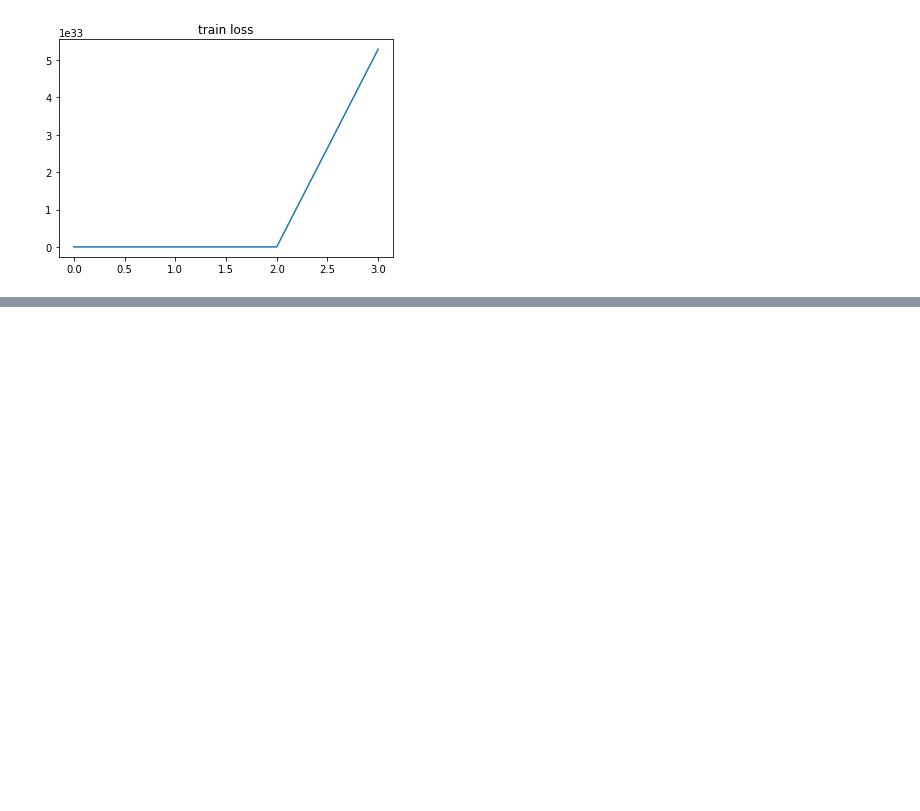
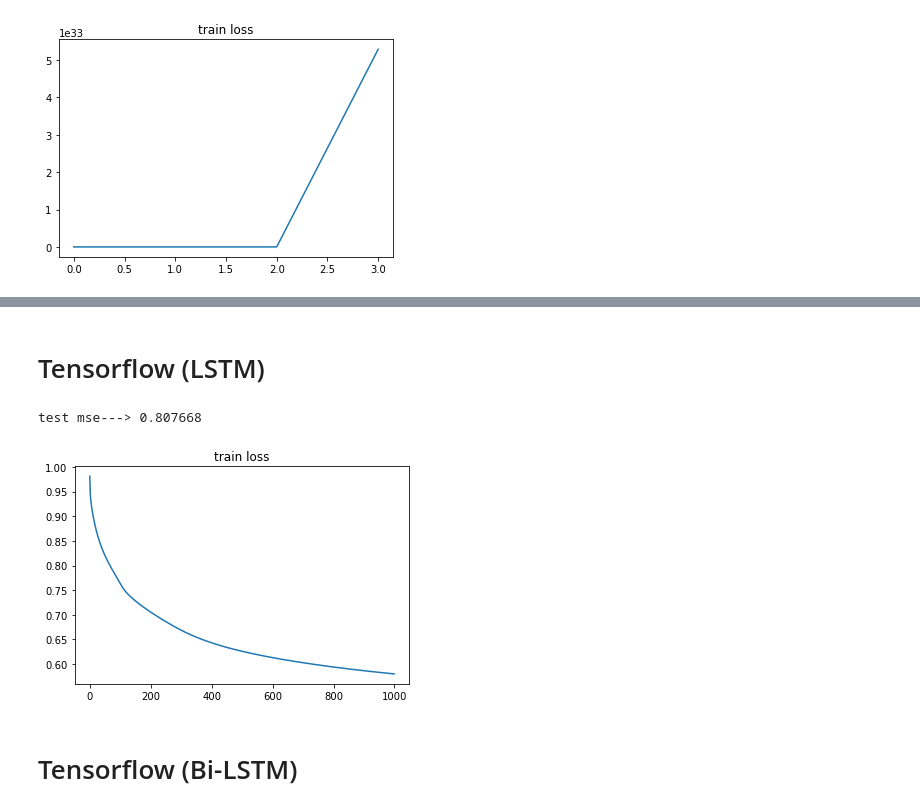
Before and after one commit to ejklike/hyundai-destpred, a Jupyter notebook: pilot (model exploration).ipynb, the cells around one changed output, grey strips where cells are left out. Saved outputs shown, nothing was run; the diff lists cells and outputs as text; code cells hidden in the pictures; blank space fills up the shorter version.

Commit message:
add rnn, lstm, bi-lstm

```diff
--- a/pilot (model exploration).ipynb
+++ b/pilot (model exploration).ipynb
@@ -207,0 +251,2 @@ test mse---> nan
+# %% [markdown]
+# Tensorflow (LSTM)
@@ -207,0 +255,39 @@ test mse---> nan
+# %%
+x_input = tf.placeholder(tf.float32, [None, seq_len*2])
+y_true = tf.placeholder(tf.float32, [None, 2])
+
+# LSTM
+hidden_dim = 16
+lstm_cell = rnn.BasicLSTMCell(hidden_dim)
+lstm_input = tf.unstack(tf.reshape(x_input, shape=[-1, seq_len, 2]), axis=1)
+outputs, _ = rnn.static_rnn(lstm_cell, lstm_input, dtype=tf.float32)
+W = tf.Variable(tf.random_normal([hidden_dim, 2]))
+b = tf.Variable(tf.zeros([2]))
+y_pred = tf.matmul(outputs[-1], W) + b
+
+mse_loss = tf.losses.mean_squared_error(y_true, y_pred)
+train_step = tf.train.GradientDescentOptimizer(0.01).minimize(mse_loss)
+
+cpu_conf = tf.ConfigProto(
+    device_count = {'GPU': 0}
+)
+sess = tf.Session(config=cpu_conf)
+tf.global_variables_initializer().run(session=sess)
+
+# Train
+trn_loss_list = []
+for _ in range(1000):
+    _, trn_loss = sess.run([train_step, mse_loss], feed_dict={x_input: x_trn, y_true: y_trn})
+    trn_loss_list.append(trn_loss)
+
+plt.plot(range(len(trn_loss_list)), trn_loss_list)
+plt.title('train loss')
+
+# Test trained model
+tst_loss = sess.run(mse_loss, feed_dict={x_input: x_tst, y_true: y_tst})
+print('test mse--->', tst_loss)
+# %% [output]
+test mse---> 0.807668
+[figure, added]
+# %% [markdown]
+# Tensorflow (Bi-LSTM)
```
Also changed, not shown: parts of 7 cells of this notebook.
